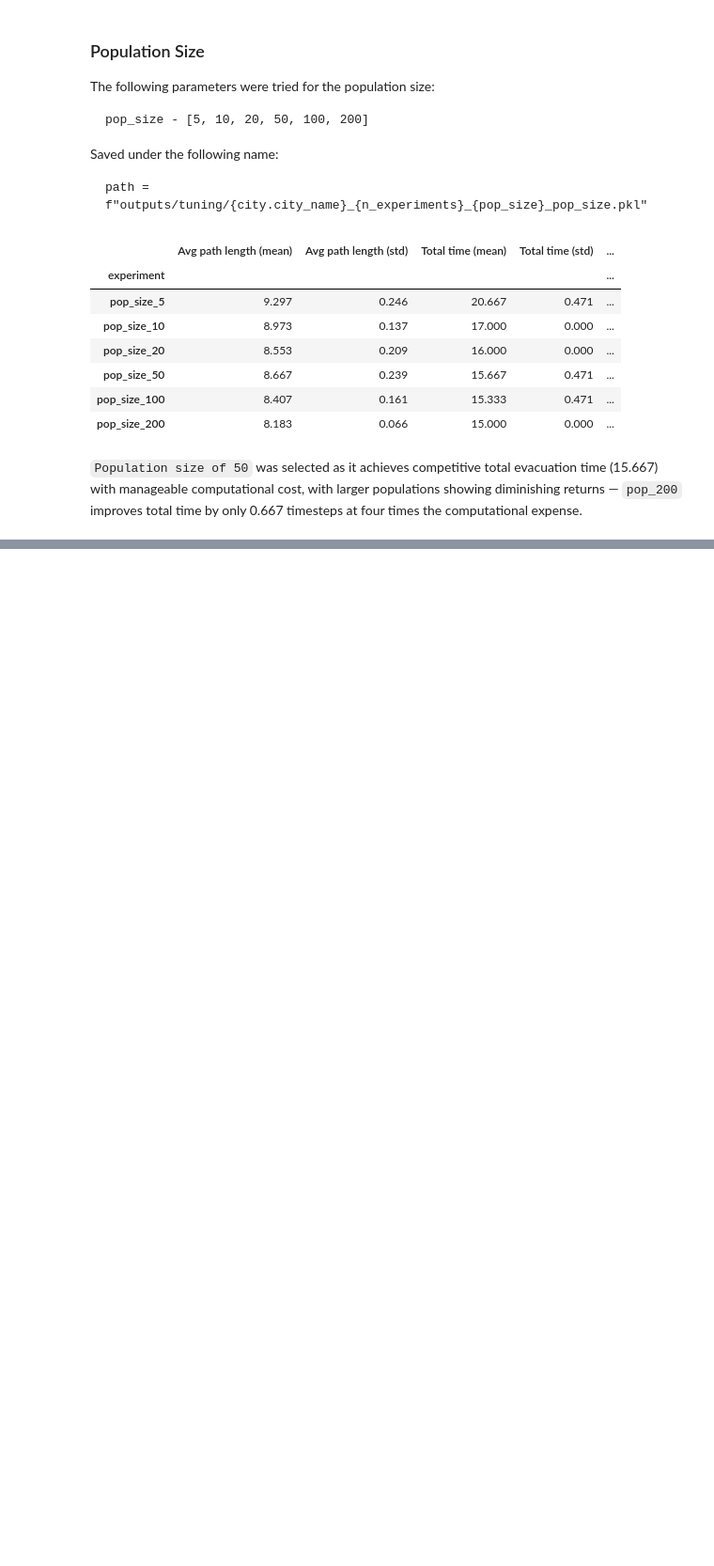
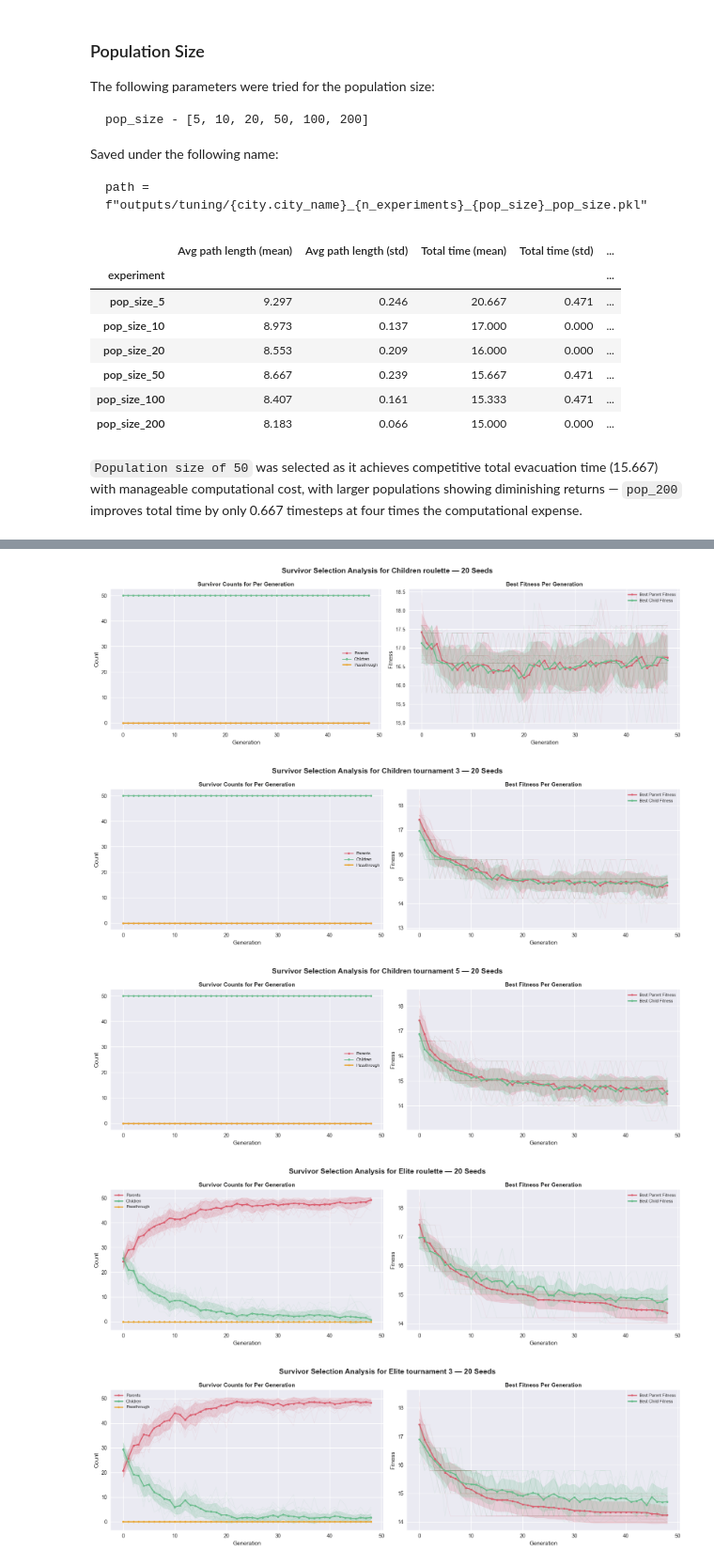
Before and after one commit to lpow311/dissertation, a Jupyter notebook: 2_genetic_algorithm_hyperparams.ipynb, the cells around one changed output, grey strips where cells are left out. Shown at 94% size. Drawn from its saved outputs; the diff is of its cells as text; code cells hidden in the pictures; blank space fills up the shorter version.

```diff
--- a/2_genetic_algorithm_hyperparams.ipynb
+++ b/2_genetic_algorithm_hyperparams.ipynb
@@ -311,0 +384,12 @@ df_pop_size
+# %%
+for name, results in phase2_results.items():
+    plot_survivor_selection(
+        evolution_stats=results['evals'],
+        city_name=name
+    )
+# %% [output]
+[figure, added]
+[figure, added]
+[figure, added]
+[figure, added]
+[figure, added]
```
Also changed, not shown: parts of 12 cells of this notebook, 18 other files.
